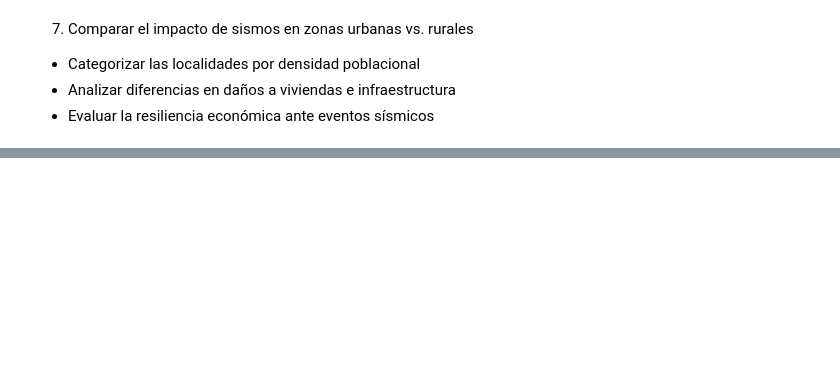
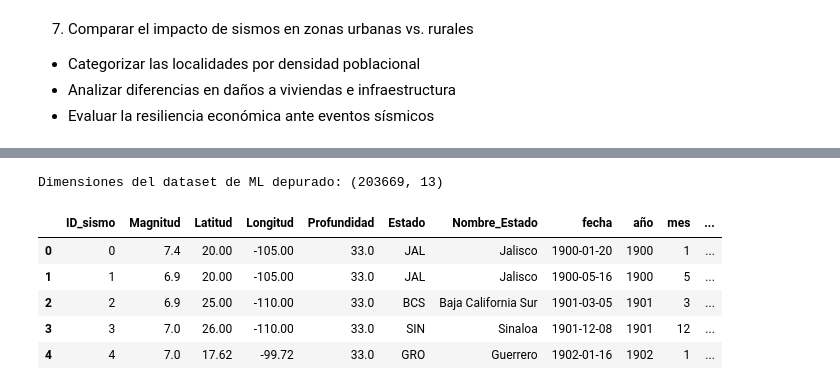
Before and after one commit to Pinedah/bda-p2-datawarehouse, a Jupyter notebook: datawarehouse.ipynb, the cells around one changed output, grey strips where cells are left out. Drawn from its saved outputs; the diff is of its cells as text; code cells hidden in the pictures; blank space fills up the shorter version.

```diff
--- a/datawarehouse.ipynb
+++ b/datawarehouse.ipynb
@@ -2740,0 +2800,23 @@ Passing `palette` without assigning `hue` is deprecated and will be removed in v
+# %%
+# Paso 2: Preparar características y crear dataset para ML
+
+# Unir los datos de sismos con los de tiempo
+ml_sismos_tiempo = ml_sismos.merge(
+    ml_tiempo,
+    left_on='ID_sismo',
+    right_on='ID_tiempo',
+    how='inner'
+)
+
+# Convertir la fecha a datetime si no lo está ya
+ml_sismos_tiempo['fecha'] = pd.to_datetime(ml_sismos_tiempo['fecha'])
+
+# Extraer características temporales adicionales
+ml_sismos_tiempo['año'] = ml_sismos_tiempo['fecha'].dt.year
+ml_sismos_tiempo['mes'] = ml_sismos_tiempo['fecha'].dt.month
+ml_sismos_tiempo['trimestre'] = ml_sismos_tiempo['fecha'].dt.quarter
+ml_sismos_tiempo['dia_año'] = ml_sismos_tiempo['fecha'].dt.dayofyear
+ml_sismos_tiempo['dia_semana'] = ml_sismos_tiempo['fecha'].dt.dayofweek
+
+# Mostrar las primeras filas del dataset combinado
+ml_sismos_tiempo.head()
@@ -2740,0 +2831,29 @@ Passing `palette` without assigning `hue` is deprecated and will be removed in v
+# %%
+# Paso 3: Limpiar y filtrar el dataset para ML
+
+# Eliminar filas con valores nulos en columnas clave
+ml_sismos_tiempo = ml_sismos_tiempo.dropna(subset=['Magnitud', 'Latitud', 'Longitud', 'año'])
+
+# Filtrar para mantener solo sismos con información de estado
+ml_sismos_tiempo = ml_sismos_tiempo.dropna(subset=['Nombre_Estado'])
+
+# Eliminar columnas no necesarias para el modelo
+columnas_a_mantener = [
+    'ID_sismo', 'Magnitud', 'Latitud', 'Longitud', 'Profundidad',
+    'Estado', 'Nombre_Estado', 'fecha', 'año', 'mes', 'trimestre',
+    'dia_año', 'dia_semana'
+]
+
+sismos_ml = ml_sismos_tiempo[columnas_a_mantener].copy()
+
+# Verificar los datos resultantes
+print("Dimensiones del dataset de ML depurado:", sismos_ml.shape)
+sismos_ml.head()
+# %% [output]
+Dimensiones del dataset de ML depurado: (203669, 13)
+|  | ID_sismo | Magnitud | Latitud | Longitud | Profundidad | Estado | Nombre_Estado | fecha | año | mes | ... |
+| 0 | 0 | 7.4 | 20.00 | -105.00 | 33.0 | JAL | Jalisco | 1900-01-20 | 1900 | 1 | ... |
+| 1 | 1 | 6.9 | 20.00 | -105.00 | 33.0 | JAL | Jalisco | 1900-05-16 | 1900 | 5 | ... |
+| 2 | 2 | 6.9 | 25.00 | -110.00 | 33.0 | BCS | Baja California Sur | 1901-03-05 | 1901 | 3 | ... |
+| 3 | 3 | 7.0 | 26.00 | -110.00 | 33.0 | SIN | Sinaloa | 1901-12-08 | 1901 | 12 | ... |
+| 4 | 4 | 7.0 | 17.62 | -99.72 | 33.0 | GRO | Guerrero | 1902-01-16 | 1902 | 1 | ... |
```
Also changed, not shown: parts of 14 cells of this notebook, 1 other file.
